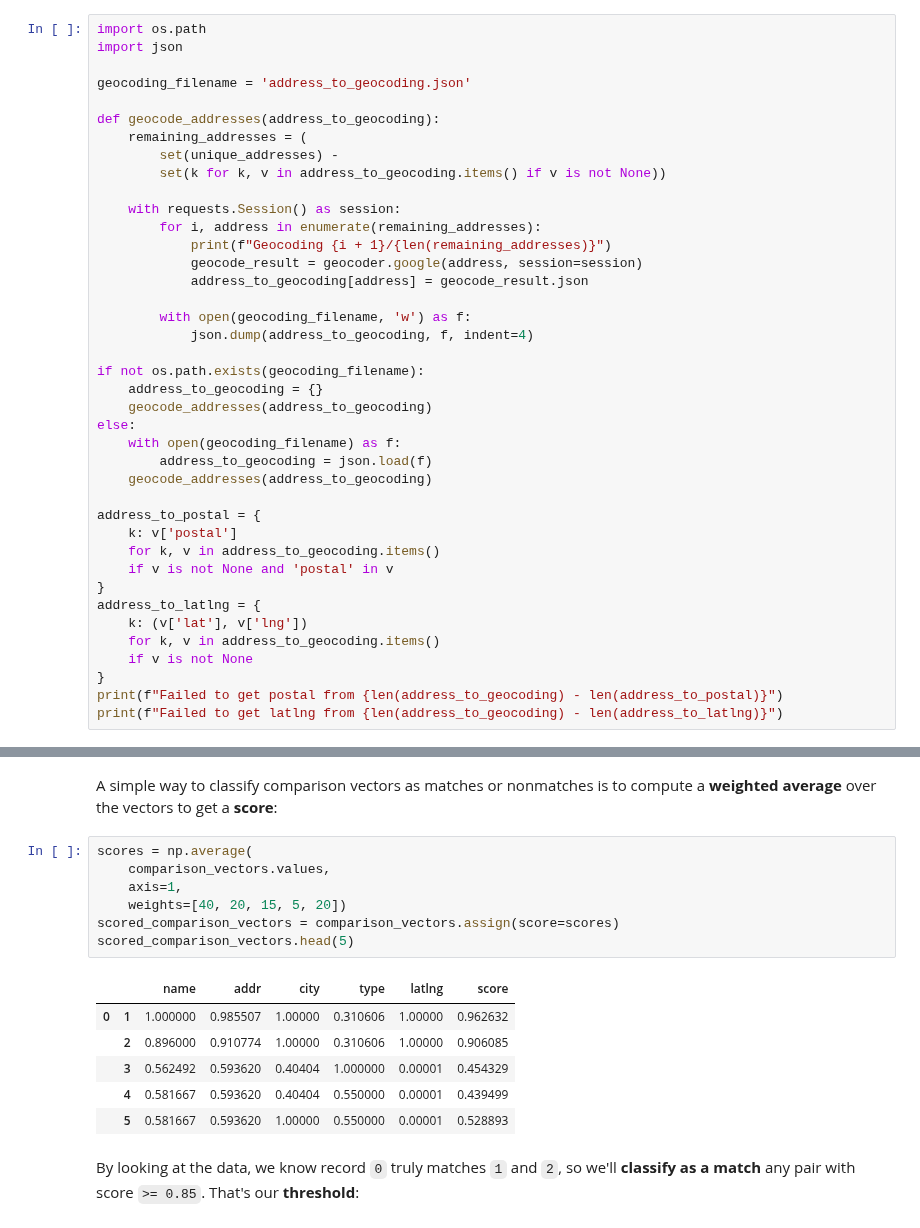
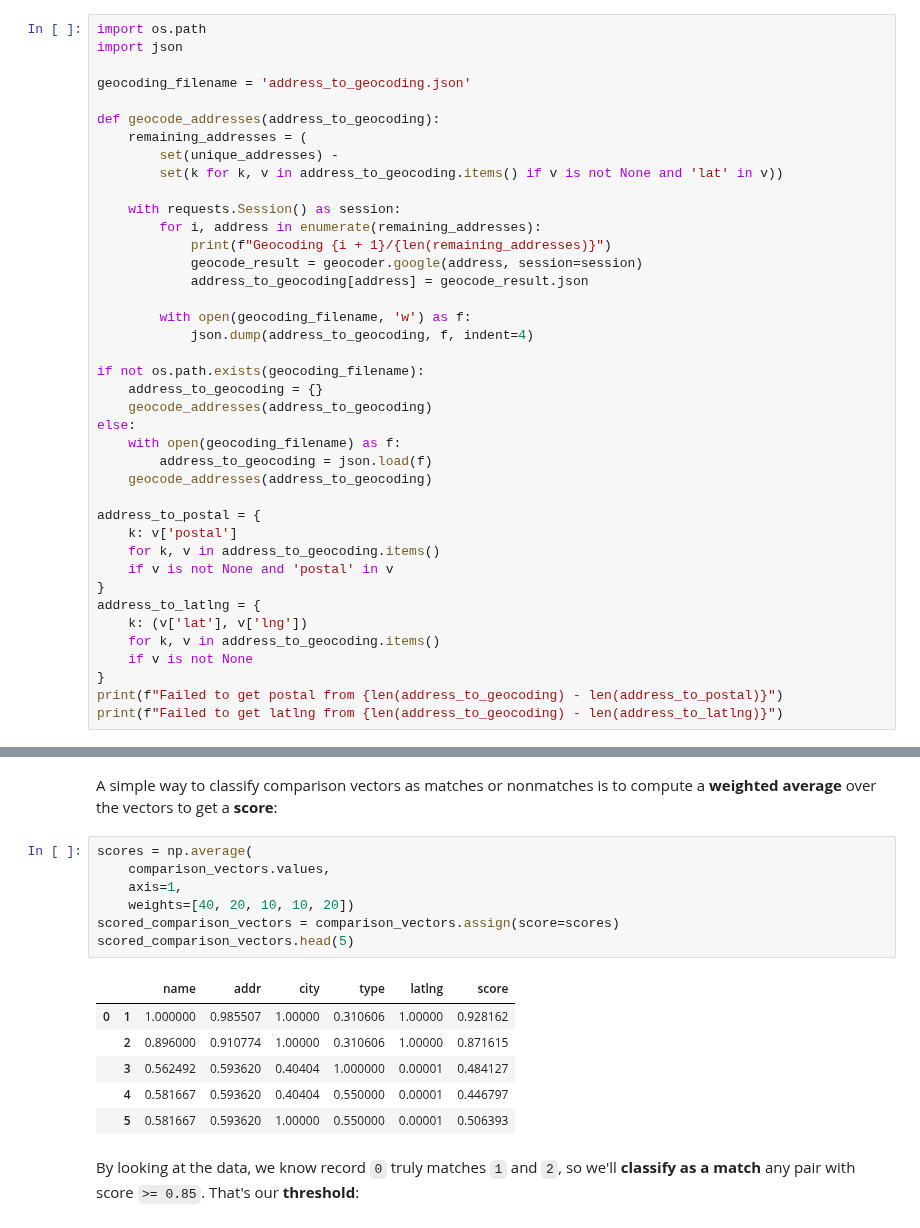
Before and after one commit to vintasoftware/deduplication-slides, a Jupyter notebook: slides-reduced.ipynb, the cells around one changed output, grey strips where cells are left out. Cells and saved outputs as stored; diff of their text form.

```diff
--- a/slides-reduced.ipynb
+++ b/slides-reduced.ipynb
@@ -312,7 +323,7 @@ geocoding_filename = 'address_to_geocoding.json'
 def geocode_addresses(address_to_geocoding):
     remaining_addresses = (
         set(unique_addresses) -
-        set(k for k, v in address_to_geocoding.items() if v is not None))
+        set(k for k, v in address_to_geocoding.items() if v is not None and 'lat' in v))
 
     with requests.Session() as session:
         for i, address in enumerate(remaining_addresses):
@@ -496,17 +507,17 @@ A simple way to classify comparison vectors as matches or nonmatches is to compu
 # %%
 scores = np.average(
     comparison_vectors.values,
     axis=1,
-    weights=[40, 20, 15, 5, 20])
+    weights=[40, 20, 10, 10, 20])
 scored_comparison_vectors = comparison_vectors.assign(score=scores)
 scored_comparison_vectors.head(5)
 # %% [output]
 |  |  | name | addr | city | type | latlng | score |
-| 0 | 1 | 1.000000 | 0.985507 | 1.00000 | 0.310606 | 1.00000 | 0.962632 |
-|  | 2 | 0.896000 | 0.910774 | 1.00000 | 0.310606 | 1.00000 | 0.906085 |
-|  | 3 | 0.562492 | 0.593620 | 0.40404 | 1.000000 | 0.00001 | 0.454329 |
-|  | 4 | 0.581667 | 0.593620 | 0.40404 | 0.550000 | 0.00001 | 0.439499 |
-|  | 5 | 0.581667 | 0.593620 | 1.00000 | 0.550000 | 0.00001 | 0.528893 |
+| 0 | 1 | 1.000000 | 0.985507 | 1.00000 | 0.310606 | 1.00000 | 0.928162 |
+|  | 2 | 0.896000 | 0.910774 | 1.00000 | 0.310606 | 1.00000 | 0.871615 |
+|  | 3 | 0.562492 | 0.593620 | 0.40404 | 1.000000 | 0.00001 | 0.484127 |
+|  | 4 | 0.581667 | 0.593620 | 0.40404 | 0.550000 | 0.00001 | 0.446797 |
+|  | 5 | 0.581667 | 0.593620 | 1.00000 | 0.550000 | 0.00001 | 0.506393 |
 # %% [markdown]
 By looking at the data, we know record `0` truly matches `1` and `2`, so we'll **classify as a match** any pair with score `>= 0.85`. That's our **threshold**:
 # %%
```
Also changed, not shown: parts of 34 cells of this notebook, 6 other files.
